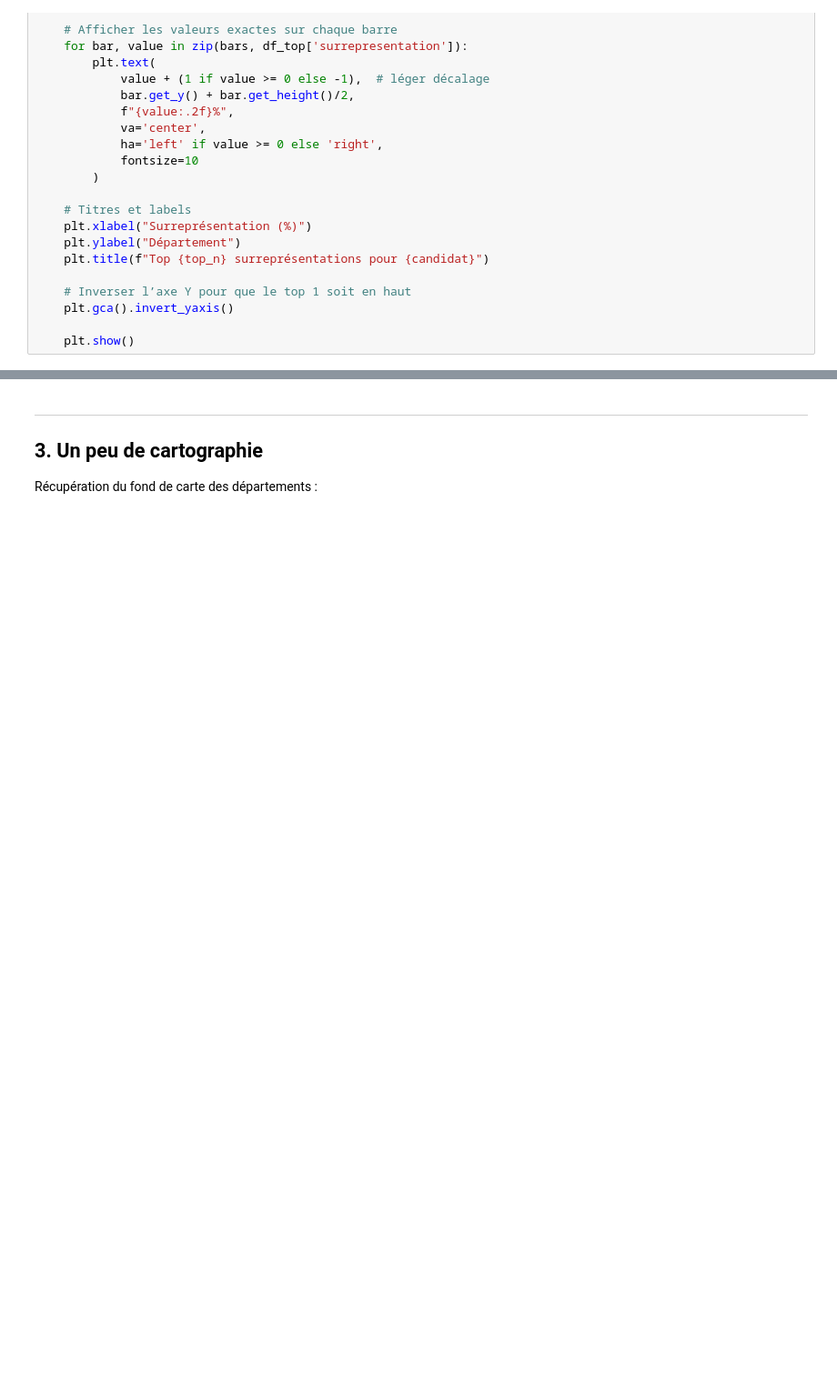
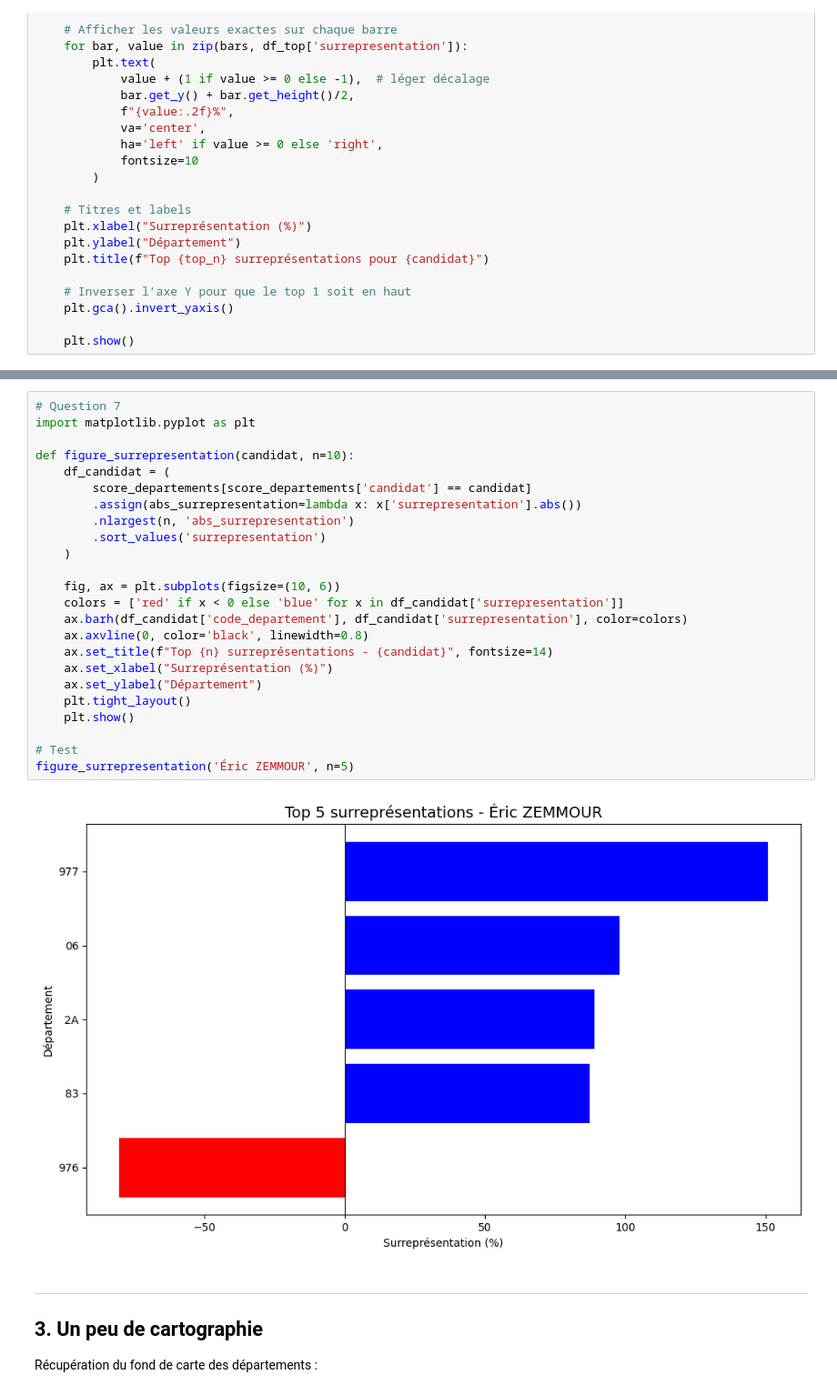
Before and after one commit to zgregi/DM_python_datascience, a Jupyter notebook: main.ipynb, the cells around one changed output, grey strips where cells are left out. Shown at 91% size. Drawn from its saved outputs; the diff is of its cells as text; blank space fills up the shorter version.

Commit message:
correction question 7

```diff
--- a/main.ipynb
+++ b/main.ipynb
@@ -270,3 +272,29 @@ plot_surrepresentation("Eric ZEMMOUR",top_n=5)
+# %%
+# Question 7
+import matplotlib.pyplot as plt
+
+def figure_surrepresentation(candidat, n=10):
+    df_candidat = (
+        score_departements[score_departements['candidat'] == candidat]
+        .assign(abs_surrepresentation=lambda x: x['surrepresentation'].abs())
+        .nlargest(n, 'abs_surrepresentation')
+        .sort_values('surrepresentation')
+    )
+
+    fig, ax = plt.subplots(figsize=(10, 6))
+    colors = ['red' if x < 0 else 'blue' for x in df_candidat['surrepresentation']]
+    ax.barh(df_candidat['code_departement'], df_candidat['surrepresentation'], color=colors)
+    ax.axvline(0, color='black', linewidth=0.8)
+    ax.set_title(f"Top {n} surreprésentations - {candidat}", fontsize=14)
+    ax.set_xlabel("Surreprésentation (%)")
+    ax.set_ylabel("Département")
+    plt.tight_layout()
+    plt.show()
+
+# Test
+figure_surrepresentation('Éric ZEMMOUR', n=5)
+# %% [output]
+[figure, added]
 # %% [markdown]
 ---
 ## 3. Un peu de cartographie
```
Also changed, not shown: parts of 3 cells of this notebook.
